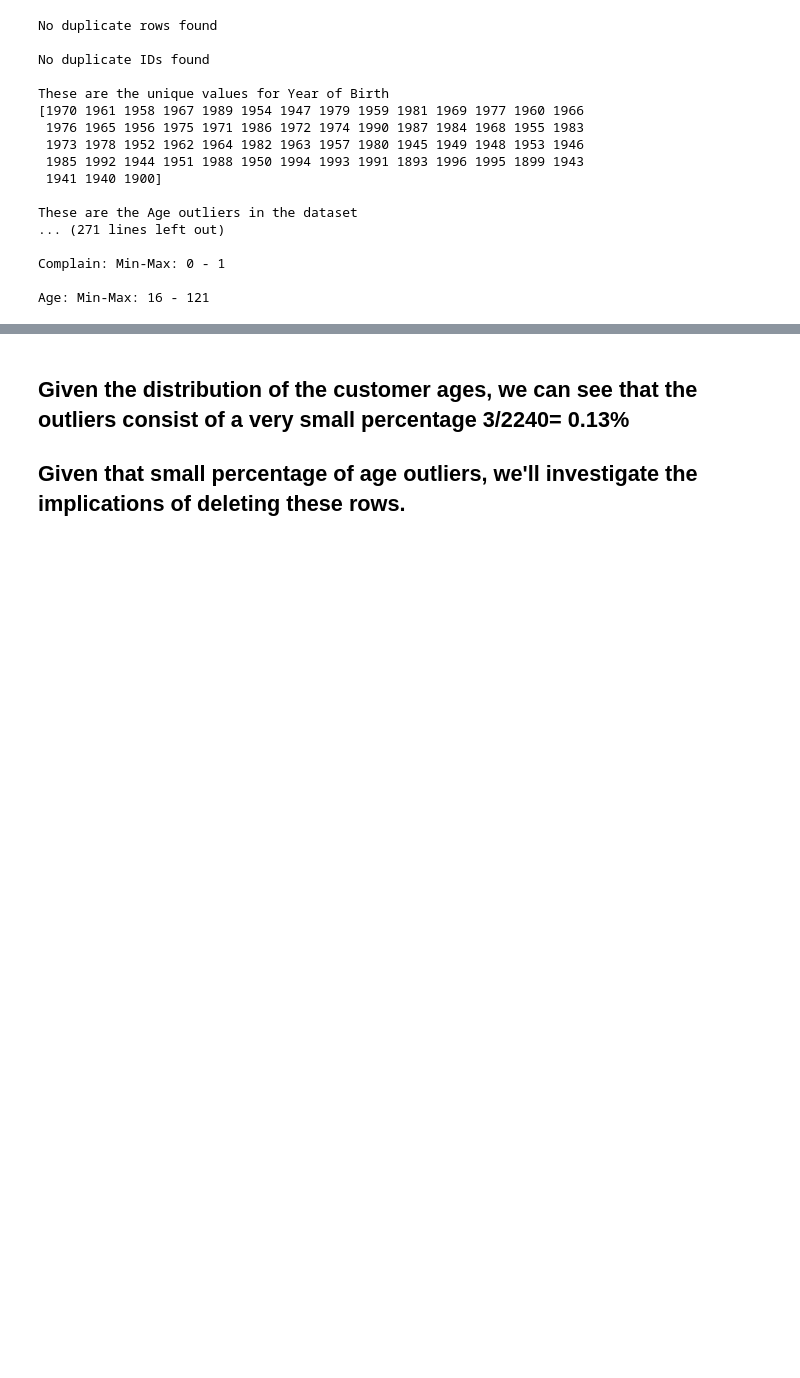
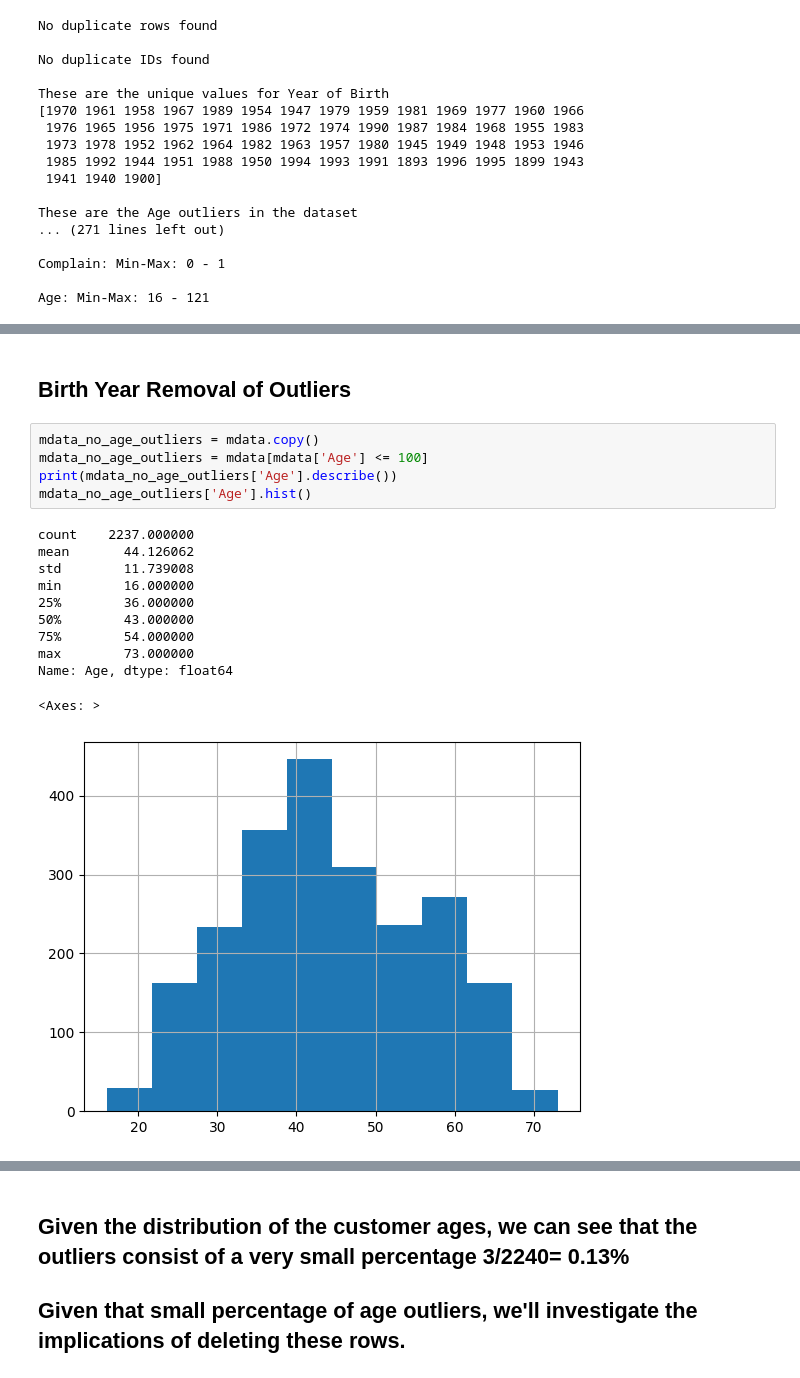
Before and after one commit to OsorioEL/Marketing_Campaign, a Jupyter notebook: Marketing_Campaing.ipynb, the cells around one changed output, grey strips where cells are left out. Saved outputs shown, nothing was run; the diff lists cells and outputs as text; blank space fills up the shorter version.

```diff
--- a/Marketing_Campaing.ipynb
+++ b/Marketing_Campaing.ipynb
@@ -190,0 +214,19 @@ Age: Min-Max: 16 - 121
+# %% [markdown]
+## Birth Year Removal of Outliers
+# %%
+mdata_no_age_outliers = mdata.copy()
+mdata_no_age_outliers = mdata[mdata['Age'] <= 100]
+print(mdata_no_age_outliers['Age'].describe())
+mdata_no_age_outliers['Age'].hist()
+# %% [output]
+count    2237.000000
+mean       44.126062
+std        11.739008
+min        16.000000
+25%        36.000000
+50%        43.000000
+75%        54.000000
+max        73.000000
+Name: Age, dtype: float64
+<Axes: >
+[figure, added]
```
Also changed, not shown: parts of 14 cells of this notebook.
